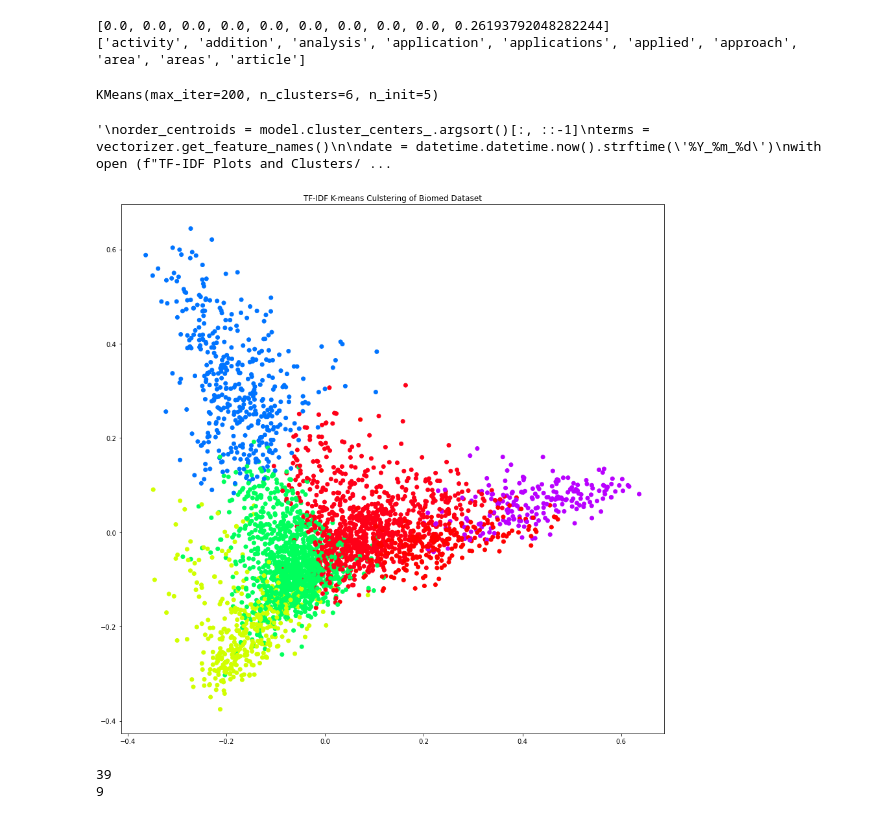
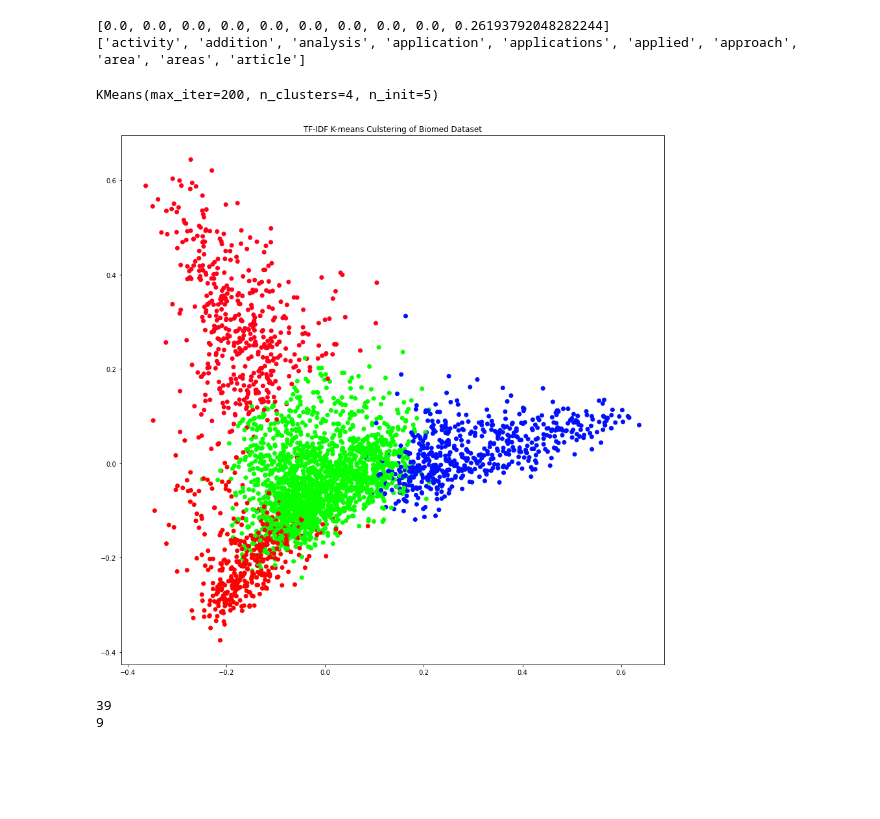
Before and after one commit to BriceB-20/Medical-Device-Project, a Jupyter notebook: Topic Modeling.ipynb, the cells around one changed output. Cells and saved outputs as stored; diff of their text form; code cells hidden in the pictures; blank space fills up the shorter version.

Commit message:
modeling update

```diff
--- a/Topic Modeling.ipynb
+++ b/Topic Modeling.ipynb
@@ -46,7 +47,7 @@ abst = [clean_docs(i) for i in list(df['Abstract'])]
 vec_max_feat = 200
 vectorizer = TfidfVectorizer(   max_features=vec_max_feat,
                                 max_df=0.8,  # max document frequency. Words in more the x% will be ignored
-                                min_df=5, # min document frequency. Will ignore words that occur less than x times in the corpus
+                                min_df=25, # min document frequency. Will ignore words that occur less than x times in the corpus
                                 ngram_range = (1,3),  # allows x-grams to y-grams to be captured. E.g. unigrams to trigrams
                                 stop_words = "english"  # will catch stopwords specific to sklearn
                                 )
@@ -80,11 +84,11 @@ print(feature_names[0:10])
 # %%
 # K-Means Clustering
 
-nk = 6 # Number of desired clusters
+nk = 4 # Number of desired clusters
 model = KMeans(n_clusters=nk, init="k-means++", max_iter=200, n_init=5)
 model.fit(vectors)
 # %% [output]
-KMeans(max_iter=200, n_clusters=6, n_init=5)
+KMeans(max_iter=200, n_clusters=4, n_init=5)
 # %%
 # Write file with top 10 words from each cluster
 order_centroids = model.cluster_centers_.argsort()[:, ::-1]
@@ -101,36 +105,34 @@ with open (f"TF-IDF Plots and Clusters/{date} cluster_results.txt", "w", encodin
             f.write("\n")
         f.write("\n")
         f.write("\n")
-# %% [output]
-'\norder_centroids = model.cluster_centers_.argsort()[:, ::-1]\nterms = vectorizer.get_feature_names()\n\ndate = datetime.datetime.now().strftime(\'%Y_%m_%d\')\nwith open (f"TF-IDF Plots and Clusters/ ...
 # %%
 # Data Visualization
 # https://stackoverflow.com/questions/27494202/how-do-i-visualize-data-points-of-tf-idf-vectors-for-kmeans-clustering
 
 kmeans_indices = model.fit_predict(vectors)
 
 pca = PCA(n_components=2)
 scatter_plot_points = pca.fit_transform(vectors.toarray())
 
 x_axis = [o[0] for o in scatter_plot_points]
 y_axis = [o[1] for o in scatter_plot_points]
 
 fig, ax = plt.subplots(figsize=(15,15))
 
 # https://stackoverflow.com/questions/65927253/linearsegmentedcolormap-to-list
-cmap = plt.cm.get_cmap('hsv', nk)
+cmap = plt.get_cmap('hsv', nk)
 cmap_list = [mcolors.rgb2hex(cmap(i)) for i in range(cmap.N)]
 
 ax.scatter(x_axis, y_axis, c=[cmap_list[d] for d in kmeans_indices])
 ax.set_title(f'TF-IDF K-means Culstering of Biomed Dataset')
 
 # for i, date in enumerate(df['Date'].apply(lambda x : eval(x).year)):
 #     ax.annotate(date, (x_axis[i], y_axis[i]))
 
 #plt.savefig(f'TF-IDF Plots and Clusters/{date} plot.png')
 plt.show()
 # %% [output]
-[figure, old version]
+[figure, new version]
 # %%
 # TODO
 # Graph cluster prevalence by year
```
Also changed, not shown: parts of 3 cells of this notebook, 3 other files.
